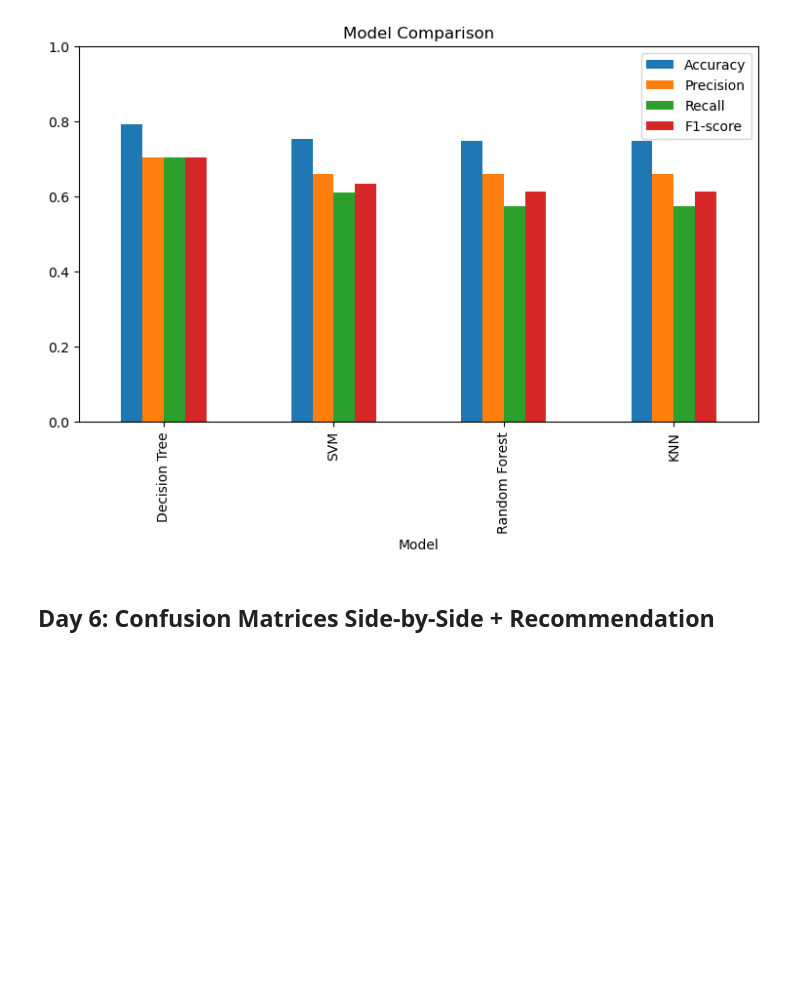
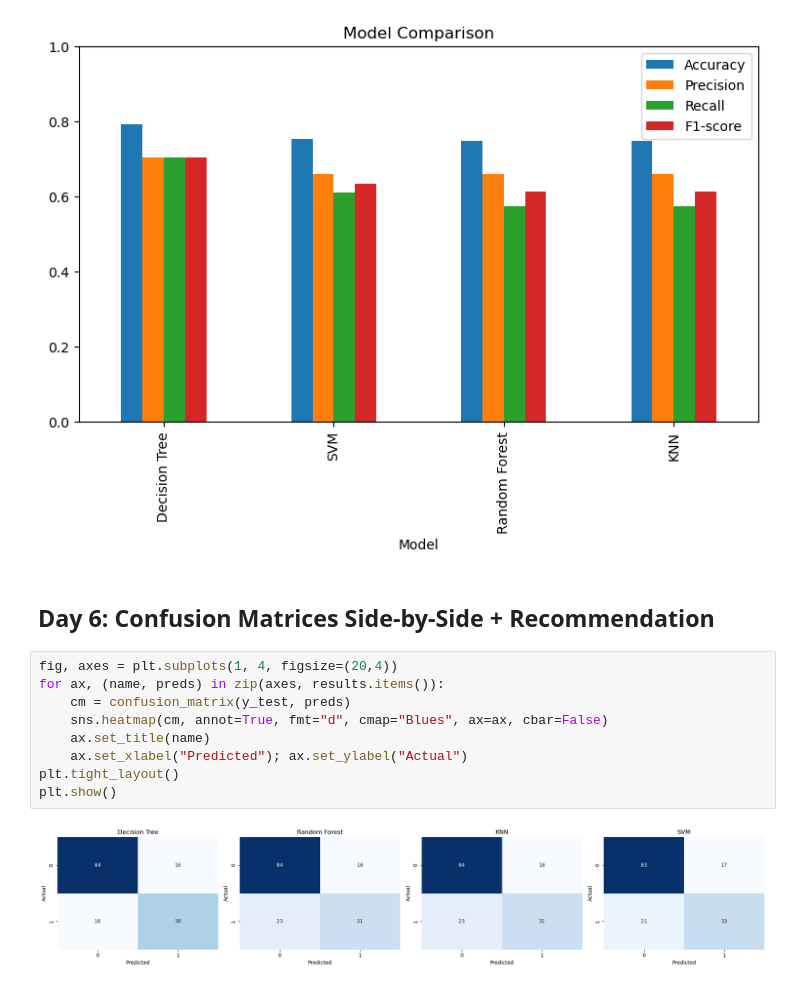
Before and after one commit to Bhaskar-Mehta/AI-ML-Internship, a Jupyter notebook: Week6_ClassificationAlgorithms/diabetes_classification.ipynb, the cells around one changed output. Saved outputs shown, nothing was run; the diff lists cells and outputs as text; blank space fills up the shorter version.

```diff
--- a/Week6_ClassificationAlgorithms/diabetes_classification.ipynb
+++ b/Week6_ClassificationAlgorithms/diabetes_classification.ipynb
@@ -252,3 +252,14 @@ plt.show()
 [figure]
 # %% [markdown]
 ## Day 6: Confusion Matrices Side-by-Side + Recommendation
+# %%
+fig, axes = plt.subplots(1, 4, figsize=(20,4))
+for ax, (name, preds) in zip(axes, results.items()):
+    cm = confusion_matrix(y_test, preds)
+    sns.heatmap(cm, annot=True, fmt="d", cmap="Blues", ax=ax, cbar=False)
+    ax.set_title(name)
+    ax.set_xlabel("Predicted"); ax.set_ylabel("Actual")
+plt.tight_layout()
+plt.show()
+# %% [output]
+[figure, added]
```
